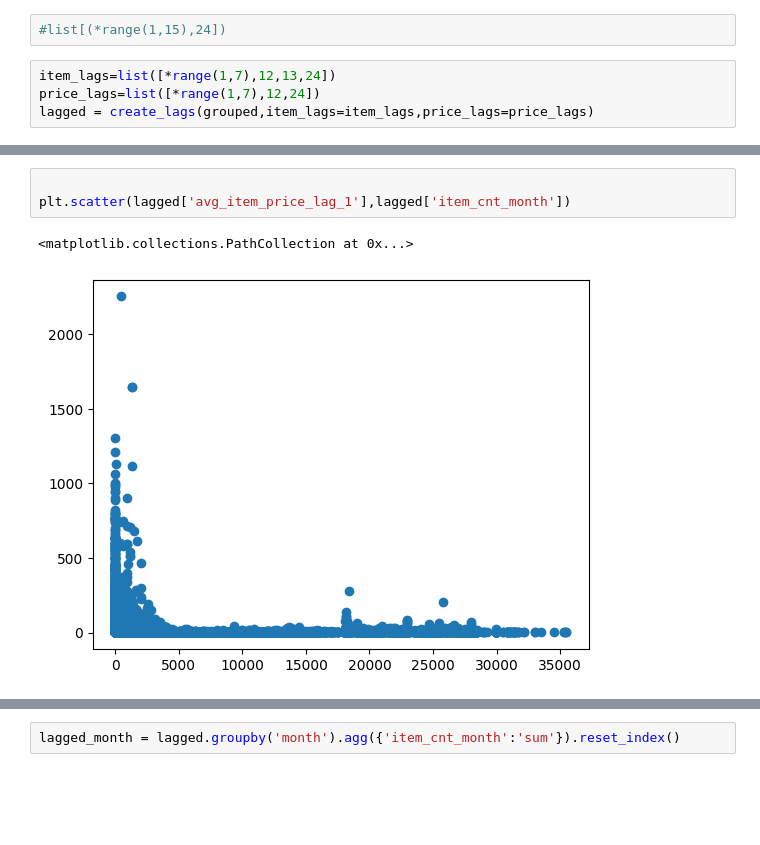
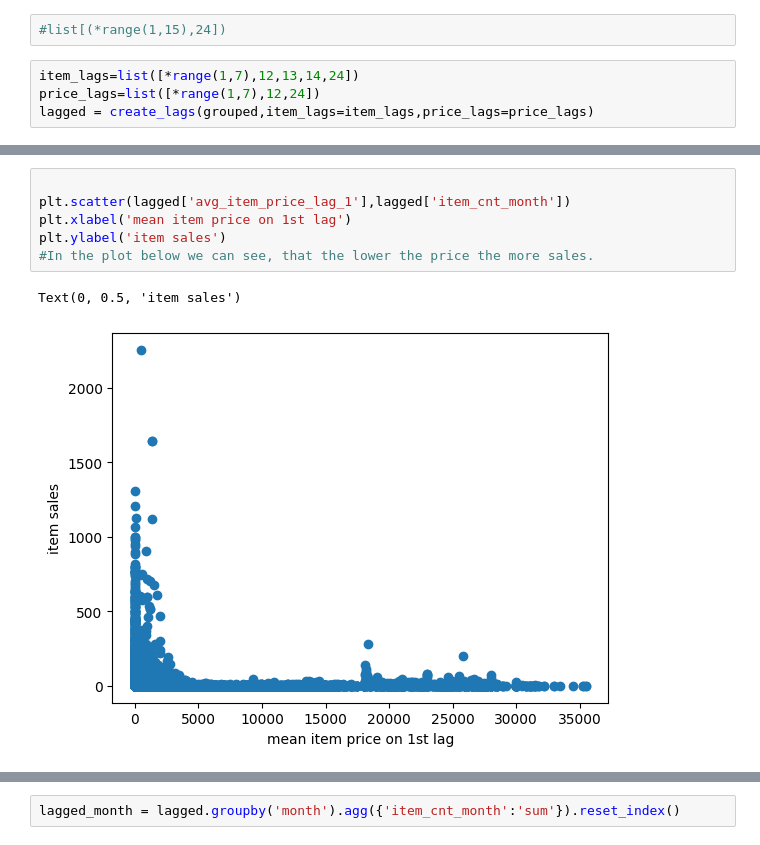
Before and after one commit to valera2444/FutureSalesPrediction, a Jupyter notebook: EDA/EDA_lags.ipynb, the cells around one changed output, grey strips where cells are left out. Drawn from its saved outputs; the diff is of its cells as text; blank space fills up the shorter version.

```diff
--- a/EDA/EDA_lags.ipynb
+++ b/EDA/EDA_lags.ipynb
@@ -163,7 +112,7 @@ def create_lags(data,item_lags=None,price_lags=None):
 # %%
 #list[(*range(1,15),24])
 # %%
-item_lags=list([*range(1,7),12,13,24])
+item_lags=list([*range(1,7),12,13,14,24])
 price_lags=list([*range(1,7),12,24])
 lagged = create_lags(grouped,item_lags=item_lags,price_lags=price_lags)
 # %%
@@ -199,6 +151,9 @@ sns.heatmap(lagged[['avg_item_price',*[f'avg_item_price_lag_{i}' for i in price_
 # %%
 
 plt.scatter(lagged['avg_item_price_lag_1'],lagged['item_cnt_month'])
+plt.xlabel('mean item price on 1st lag')
+plt.ylabel('item sales')
+#In the plot below we can see, that the lower the price the more sales.
 # %% [output]
-<matplotlib.collections.PathCollection at 0x...>
+Text(0, 0.5, 'item sales')
-[figure, old version]
+[figure, new version]
```
Also changed, not shown: parts of 18 cells of this notebook, 1 other file.
